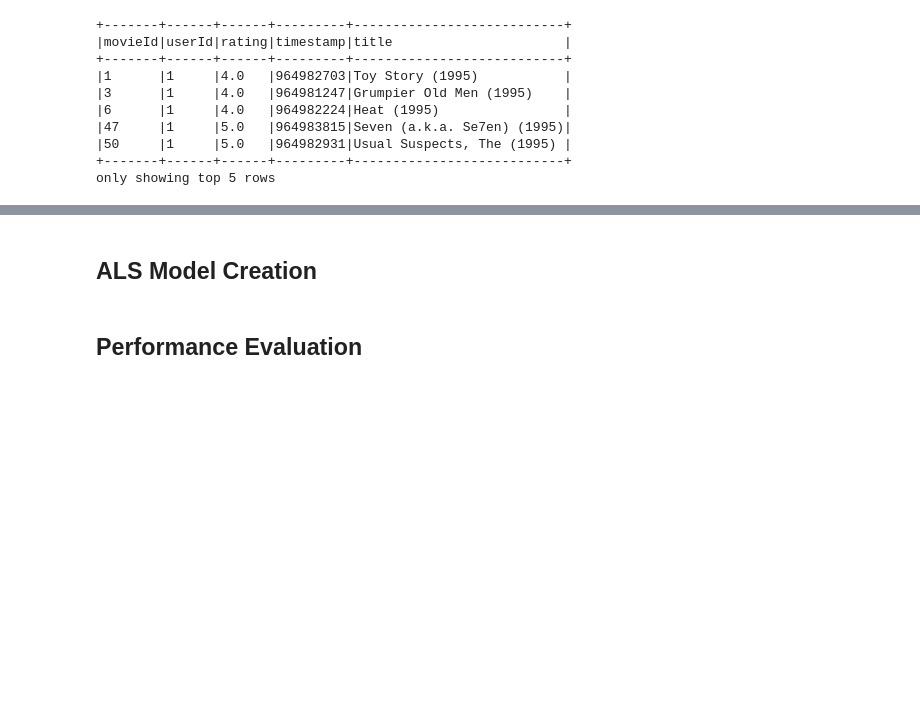
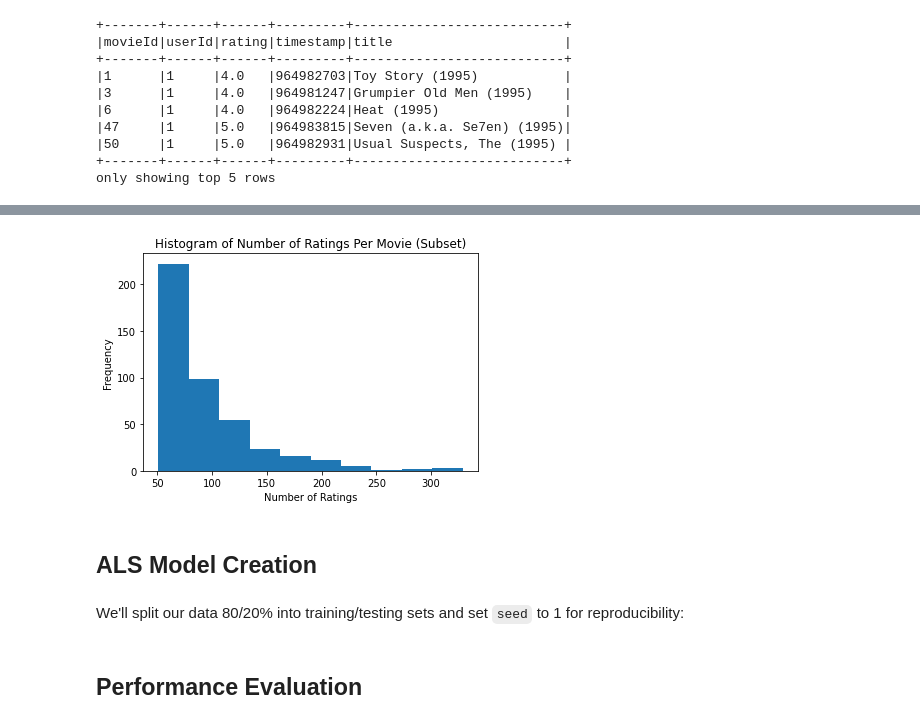
Before and after one commit to zachcarlson/MovieRecommender, a Jupyter notebook: MovieRecommender.ipynb, the cells around one changed output, grey strips where cells are left out. Saved outputs shown, nothing was run; the diff lists cells and outputs as text; code cells hidden in the pictures; blank space fills up the shorter version.

```diff
--- a/MovieRecommender.ipynb
+++ b/MovieRecommender.ipynb
@@ -180,2 +327,18 @@ only showing top 5 rows
+# %%
+popular_movies = pandas_movie_counts[pandas_movie_counts["num_ratings"] > 50]
+
+fig, ax = plt.subplots()
+
+ax.hist(popular_movies.num_ratings)
+
+#customize appearance
+ax.set_title("Histogram of Number of Ratings Per Movie (Subset)")
+ax.set_xlabel("Number of Ratings")
+ax.set_ylabel("Frequency")
+plt.show()
+# %% [output]
+[figure, added]
 # %% [markdown]
 ## ALS Model Creation
+# %% [markdown]
+We'll split our data 80/20% into training/testing sets and set `seed` to 1 for reproducibility:
```
Also changed, not shown: parts of 24 cells of this notebook.
